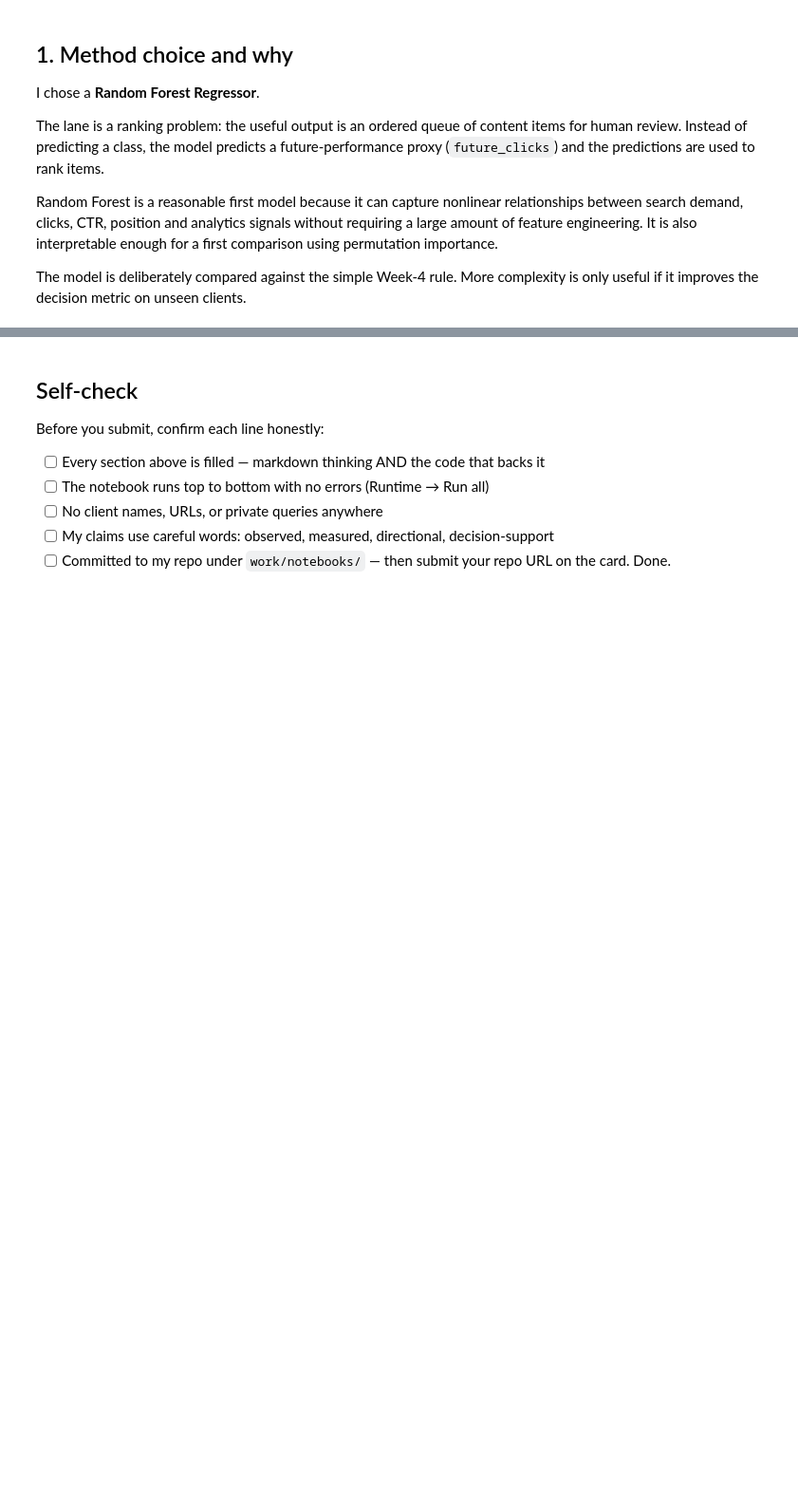
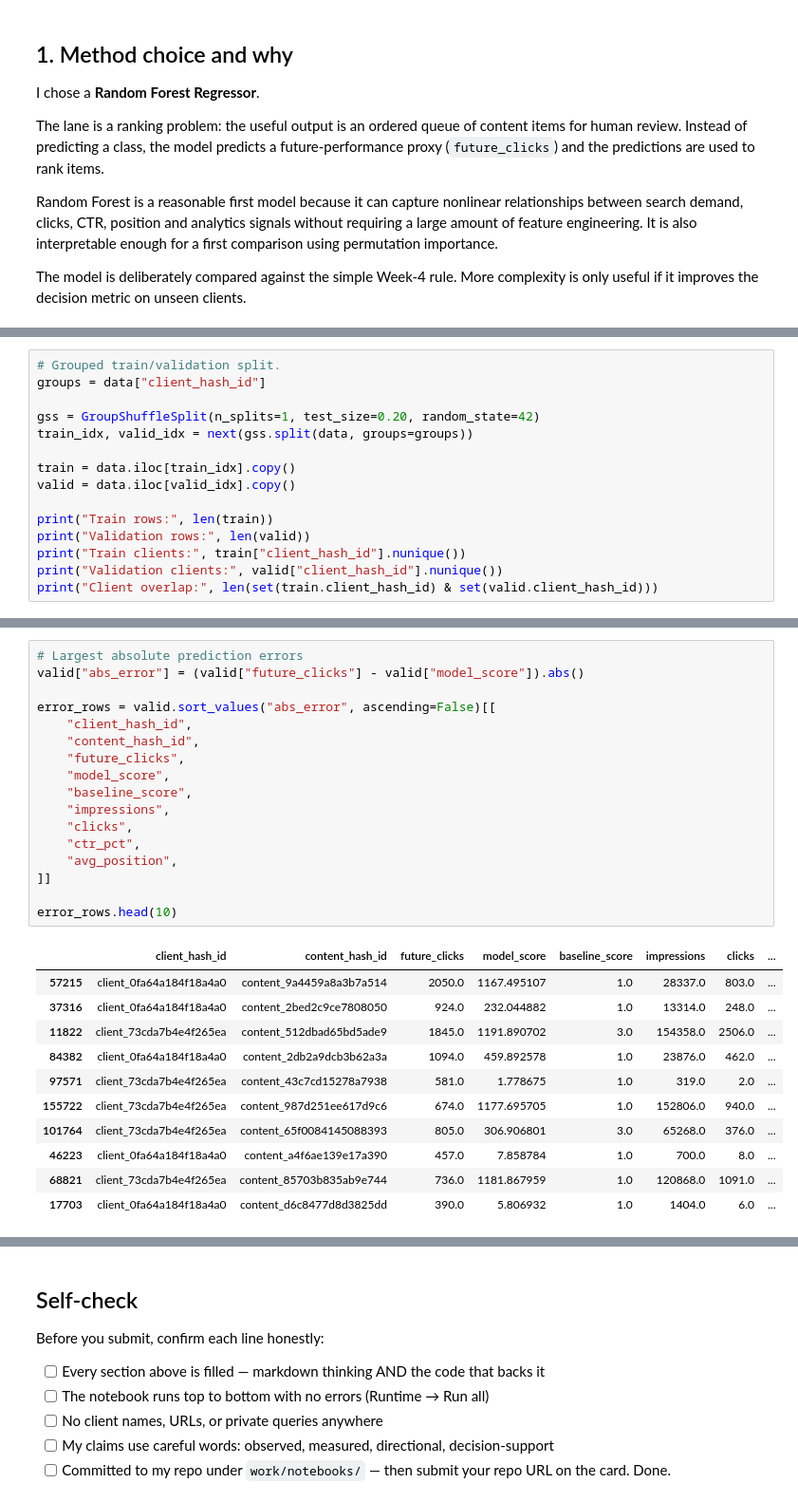
Before and after one commit to zainmatloob-cyber/ML-INTERN, a Jupyter notebook: work/notebooks/w05_model.ipynb, the cells around one changed output, grey strips where cells are left out. Shown at 95% size. Drawn from its saved outputs; the diff is of its cells as text; blank space fills up the shorter version.

```diff
--- a/work/notebooks/w05_model.ipynb
+++ b/work/notebooks/w05_model.ipynb
@@ -63,0 +133,15 @@ ModuleNotFoundError: No module named 'sklearn'
+# %%
+# Grouped train/validation split.
+groups = data["client_hash_id"]
+
+gss = GroupShuffleSplit(n_splits=1, test_size=0.20, random_state=42)
+train_idx, valid_idx = next(gss.split(data, groups=groups))
+
+train = data.iloc[train_idx].copy()
+valid = data.iloc[valid_idx].copy()
+
+print("Train rows:", len(train))
+print("Validation rows:", len(valid))
+print("Train clients:", train["client_hash_id"].nunique())
+print("Validation clients:", valid["client_hash_id"].nunique())
+print("Client overlap:", len(set(train.client_hash_id) & set(valid.client_hash_id)))
@@ -63,0 +333,29 @@ ModuleNotFoundError: No module named 'sklearn'
+# %%
+# Largest absolute prediction errors
+valid["abs_error"] = (valid["future_clicks"] - valid["model_score"]).abs()
+
+error_rows = valid.sort_values("abs_error", ascending=False)[[
+    "client_hash_id",
+    "content_hash_id",
+    "future_clicks",
+    "model_score",
+    "baseline_score",
+    "impressions",
+    "clicks",
+    "ctr_pct",
+    "avg_position",
+]]
+
+error_rows.head(10)
+# %% [output]
+|  | client_hash_id | content_hash_id | future_clicks | model_score | baseline_score | impressions | clicks | ... |
+| 57215 | client_0fa64a184f18a4a0 | content_9a4459a8a3b7a514 | 2050.0 | 1167.495107 | 1.0 | 28337.0 | 803.0 | ... |
+| 37316 | client_0fa64a184f18a4a0 | content_2bed2c9ce7808050 | 924.0 | 232.044882 | 1.0 | 13314.0 | 248.0 | ... |
+| 11822 | client_73cda7b4e4f265ea | content_512dbad65bd5ade9 | 1845.0 | 1191.890702 | 3.0 | 154358.0 | 2506.0 | ... |
+| 84382 | client_0fa64a184f18a4a0 | content_2db2a9dcb3b62a3a | 1094.0 | 459.892578 | 1.0 | 23876.0 | 462.0 | ... |
+| 97571 | client_73cda7b4e4f265ea | content_43c7cd15278a7938 | 581.0 | 1.778675 | 1.0 | 319.0 | 2.0 | ... |
+| 155722 | client_73cda7b4e4f265ea | content_987d251ee617d9c6 | 674.0 | 1177.695705 | 1.0 | 152806.0 | 940.0 | ... |
+| 101764 | client_73cda7b4e4f265ea | content_65f0084145088393 | 805.0 | 306.906801 | 3.0 | 65268.0 | 376.0 | ... |
+| 46223 | client_0fa64a184f18a4a0 | content_a4f6ae139e17a390 | 457.0 | 7.858784 | 1.0 | 700.0 | 8.0 | ... |
+| 68821 | client_73cda7b4e4f265ea | content_85703b835ab9e744 | 736.0 | 1181.867959 | 1.0 | 120868.0 | 1091.0 | ... |
+| 17703 | client_0fa64a184f18a4a0 | content_d6c8477d8d3825dd | 390.0 | 5.806932 | 1.0 | 1404.0 | 6.0 | ... |
```
Also changed, not shown: parts of 16 cells of this notebook.
